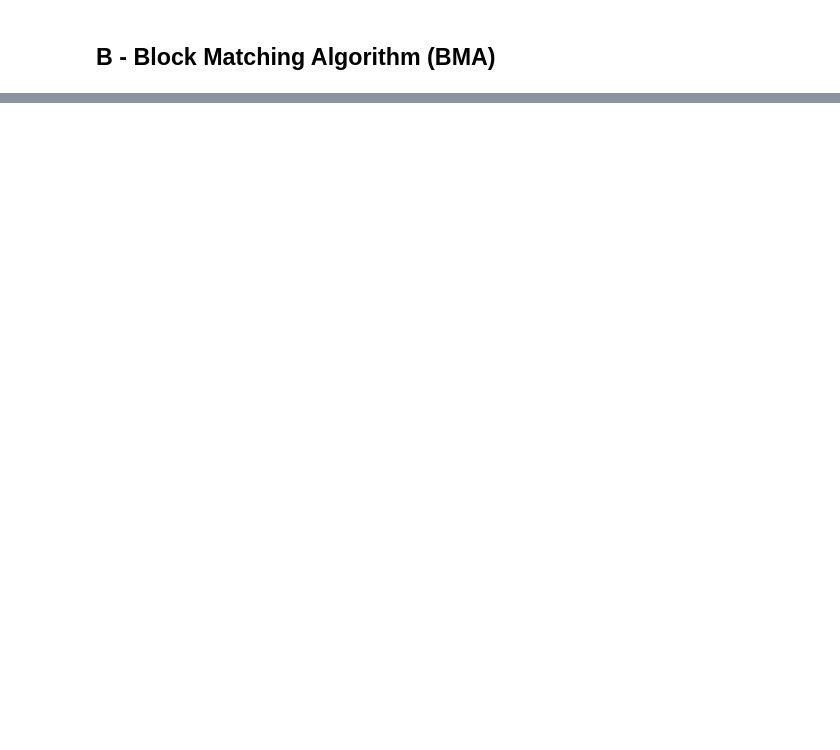
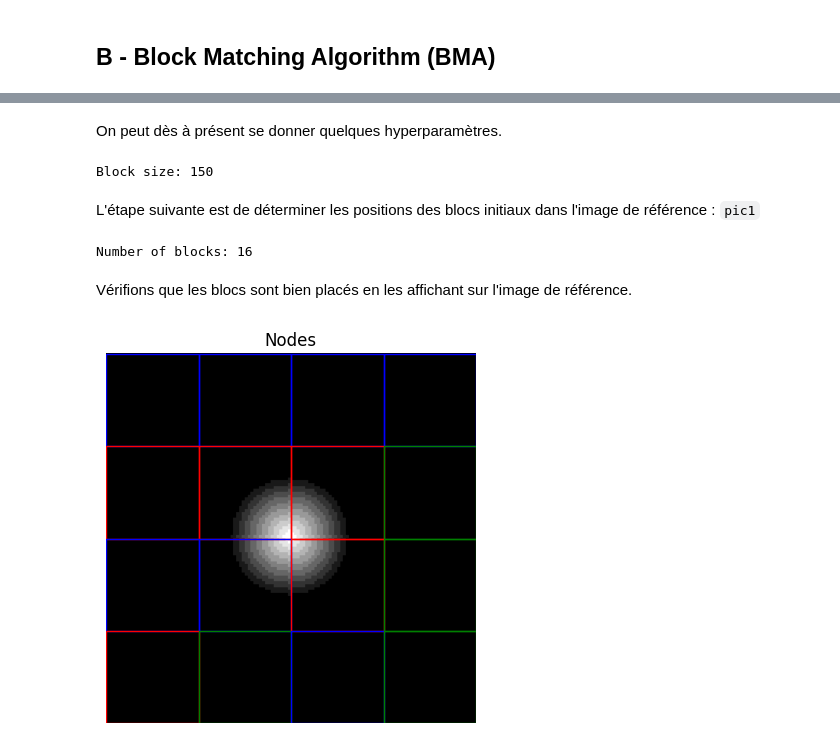
Before and after one commit to sinansoulier/VideoProcessing, a Jupyter notebook: TP1/motion_estimation.ipynb, the cells around one changed output, grey strips where cells are left out. Drawn from its saved outputs; the diff is of its cells as text; code cells hidden in the pictures; blank space fills up the shorter version.

Commit message:
node: Added node-based implementation

```diff
--- a/TP1/motion_estimation.ipynb
+++ b/TP1/motion_estimation.ipynb
@@ -227,0 +226,74 @@ BMA_display(frame1, frame2, block_size=16, window_size=32)
+# %%
+pic1: np.ndarray = load_image("./images/Part2/1.png")
+pic2: np.ndarray = load_image("./images/Part2/2.png")
+
+# Display provided frames
+display_image(pic1, "Frame 1")
+display_image(pic2, "Frame 2")
+# %% [markdown]
+On peut dès à présent se donner quelques hyperparamètres.
+# %%
+IMG_HEIGHT = pic1.shape[0]
+IMG_WIDTH = pic1.shape[1]
+BLOCK_SIZE = ((IMG_HEIGHT + IMG_HEIGHT) // 2) // 4
+LEARNING_RATE = 0.001
+
+print(f'Block size: {BLOCK_SIZE}')
+# %% [output]
+Block size: 150
+# %% [markdown]
+L'étape suivante est de déterminer les positions des blocs initiaux dans l'image de référence : `pic1`
+# %%
+def get_blocks_positions(img: np.ndarray, block_size: int) -> np.ndarray:
+    """
+    Compute the positions of the blocks in the image
+
+    :param img: image
+    :param block_size: size of the blocks
+    :return: blocks positions
+    """
+    blocks: list = []
+
+    # Determine blocks positions
+    for j in range(0, img.shape[0], block_size):
+        for i in range(0, img.shape[1], block_size):
+            block: list = []
+            block.append([i, j])
+            block.append([i, j + block_size])
+            block.append([i + block_size, j + block_size])
+            block.append([i + block_size, j])
+
+            # Add block to list
+            blocks.append(block)
+
+    return np.array(blocks)
+
+blocks = get_blocks_positions(pic1, BLOCK_SIZE)
+print(f'Number of blocks: {blocks.shape[0]}')
+# %% [output]
+Number of blocks: 16
+# %% [markdown]
+Vérifions que les blocs sont bien placés en les affichant sur l'image de référence.
+# %%
+def display_nodes(img: np.ndarray, nodes: np.ndarray) -> None:
+    """
+    Display the nodes in the image
+
+    :param img: image
+    :param nodes: nodes
+    """
+    _, ax = plt.subplots()
+    ax.imshow(img, cmap='gray')
+    ax.set_axis_off()
+    ax.set_title('Nodes')
+
+    for node in nodes:
+        ax.add_patch(
+            Polygon(node, linewidth=1, edgecolor=np.random.choice(['red', 'green', 'blue']), facecolor='none')
+        )
+
+    plt.show()
+
+display_nodes(pic1, blocks)
+# %% [output]
+[figure, added]
```
Also changed, not shown: parts of 9 cells of this notebook.
